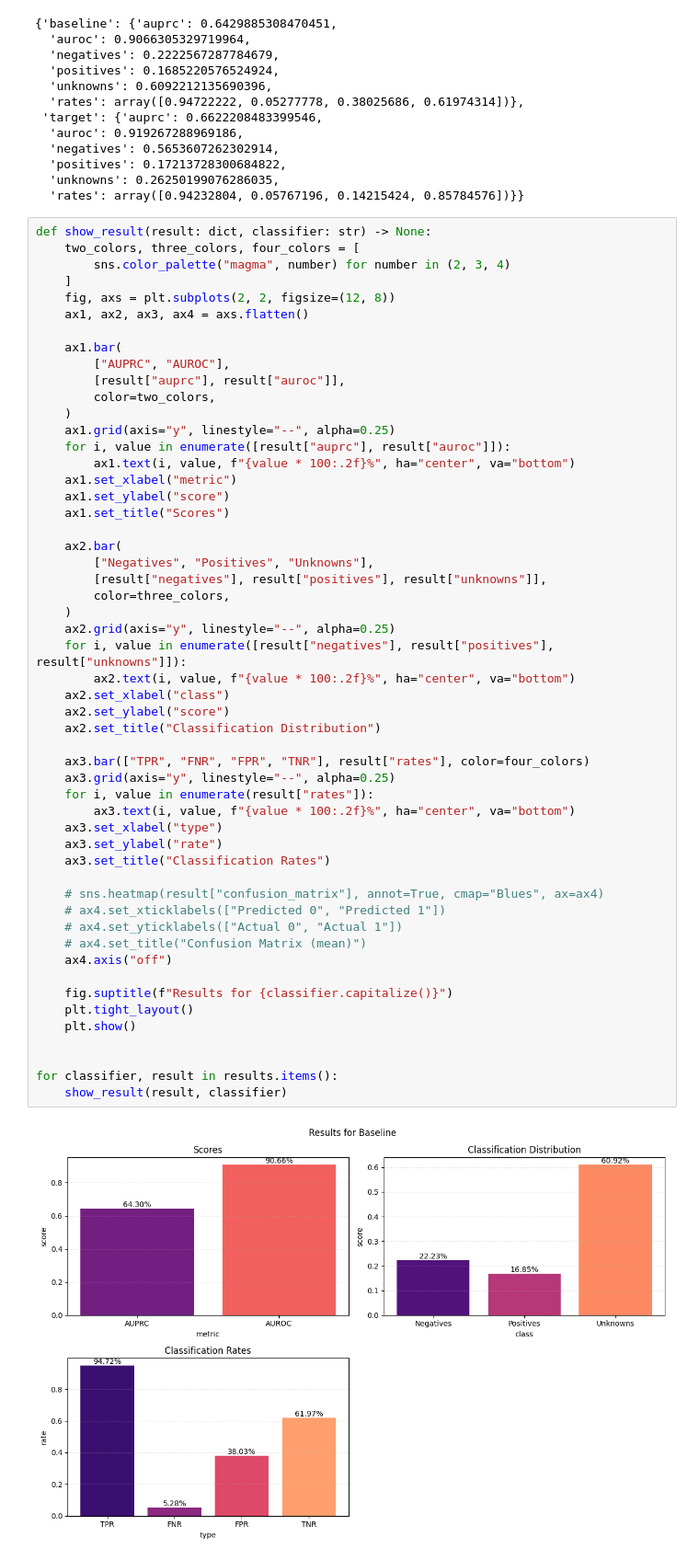
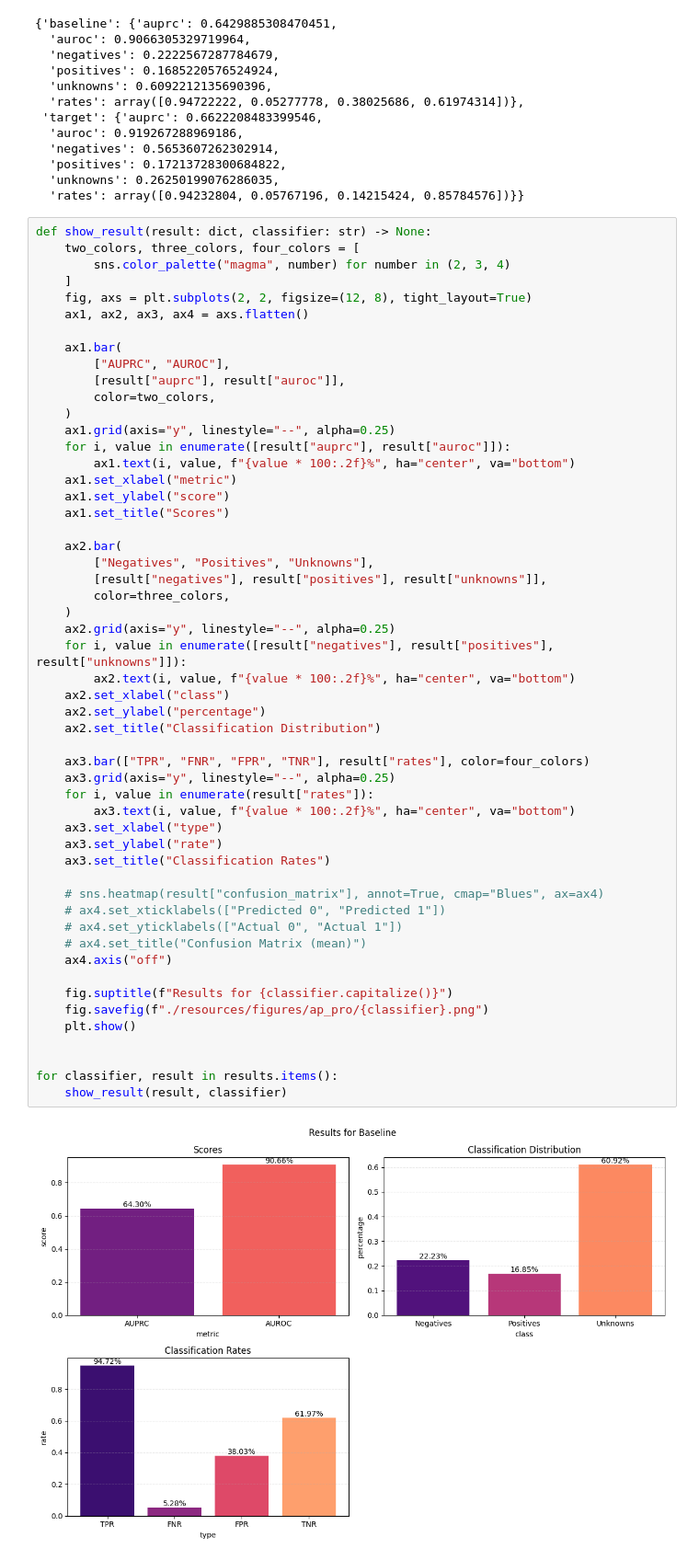
Before and after one commit to Mimikkk/2024-siwb, a Jupyter notebook: project-1/ap_pro_analysis.ipynb, the cells around one changed output. Shown at 92% size. Drawn from its saved outputs; the diff is of its cells as text.

Commit message:
style: :lipstick: add plots

```diff
--- a/project-1/ap_pro_analysis.ipynb
+++ b/project-1/ap_pro_analysis.ipynb
@@ -263,7 +263,7 @@ def show_result(result: dict, classifier: str) -> None:
     two_colors, three_colors, four_colors = [
         sns.color_palette("magma", number) for number in (2, 3, 4)
     ]
-    fig, axs = plt.subplots(2, 2, figsize=(12, 8))
+    fig, axs = plt.subplots(2, 2, figsize=(12, 8), tight_layout=True)
     ax1, ax2, ax3, ax4 = axs.flatten()
 
     ax1.bar(
@@ -283,33 +283,33 @@ def show_result(result: dict, classifier: str) -> None:
         [result["negatives"], result["positives"], result["unknowns"]],
         color=three_colors,
     )
     ax2.grid(axis="y", linestyle="--", alpha=0.25)
     for i, value in enumerate([result["negatives"], result["positives"], result["unknowns"]]):
         ax2.text(i, value, f"{value * 100:.2f}%", ha="center", va="bottom")
     ax2.set_xlabel("class")
-    ax2.set_ylabel("score")
+    ax2.set_ylabel("percentage")
     ax2.set_title("Classification Distribution")
 
     ax3.bar(["TPR", "FNR", "FPR", "TNR"], result["rates"], color=four_colors)
     ax3.grid(axis="y", linestyle="--", alpha=0.25)
     for i, value in enumerate(result["rates"]):
         ax3.text(i, value, f"{value * 100:.2f}%", ha="center", va="bottom")
     ax3.set_xlabel("type")
     ax3.set_ylabel("rate")
     ax3.set_title("Classification Rates")
 
     # sns.heatmap(result["confusion_matrix"], annot=True, cmap="Blues", ax=ax4)
     # ax4.set_xticklabels(["Predicted 0", "Predicted 1"])
     # ax4.set_yticklabels(["Actual 0", "Actual 1"])
     # ax4.set_title("Confusion Matrix (mean)")
     ax4.axis("off")
 
     fig.suptitle(f"Results for {classifier.capitalize()}")
-    plt.tight_layout()
+    fig.savefig(f"./resources/figures/ap_pro/{classifier}.png")
     plt.show()
 
 
 for classifier, result in results.items():
     show_result(result, classifier)
 # %% [output]
-[figure, old version]
+[figure, new version]
```
Also changed, not shown: parts of 1 cell of this notebook, 2 other files.
